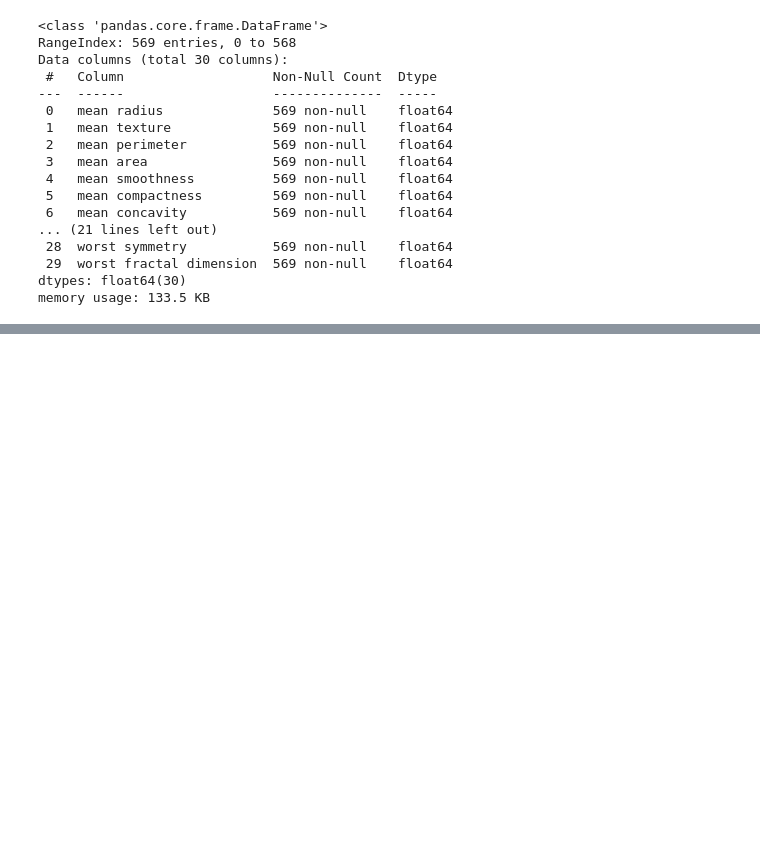
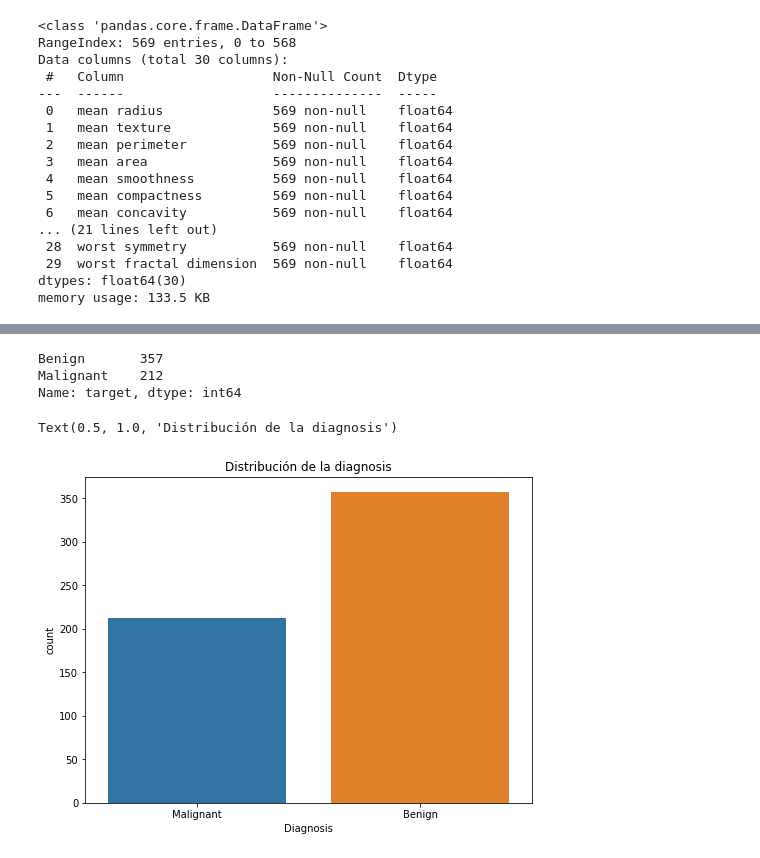
Before and after one commit to cbarbagonzalez/programacion_avanzada, a Jupyter notebook: Breast_cancer_notebook_Clase.ipynb, the cells around one changed output, grey strips where cells are left out. Drawn from its saved outputs; the diff is of its cells as text; code cells hidden in the pictures; blank space fills up the shorter version.

```diff
--- a/Breast_cancer_notebook_Clase.ipynb
+++ b/Breast_cancer_notebook_Clase.ipynb
@@ -236,0 +249,4 @@ memory usage: 133.5 KB
+# %%
+#1 -Benigno
+#0 -Maligno
+df_target = pd.DataFrame(breast_cancer.target, columns=['target'])
@@ -236,0 +268,2 @@ memory usage: 133.5 KB
+# %%
+df = pd.concat([df_features, df_target], axis=1)
@@ -236,0 +282,3 @@ memory usage: 133.5 KB
+# %%
+df['target'] = df['target'].apply(lambda x: "Benign" if x ==1 else "Malignant")
+df.head()
@@ -236,0 +314,14 @@ memory usage: 133.5 KB
+# %%
+print(df["target"].value_counts())
+# %% [output]
+Benign       357
+Malignant    212
+Name: target, dtype: int64
+# %%
+plt.figure(figsize=(8,6))
+sns.countplot(df["target"])
+plt.xlabel("Diagnosis")
+plt.title("Distribución de la diagnosis")
+# %% [output]
+Text(0.5, 1.0, 'Distribución de la diagnosis')
+[figure, added]
```
Also changed, not shown: parts of 11 cells of this notebook.
